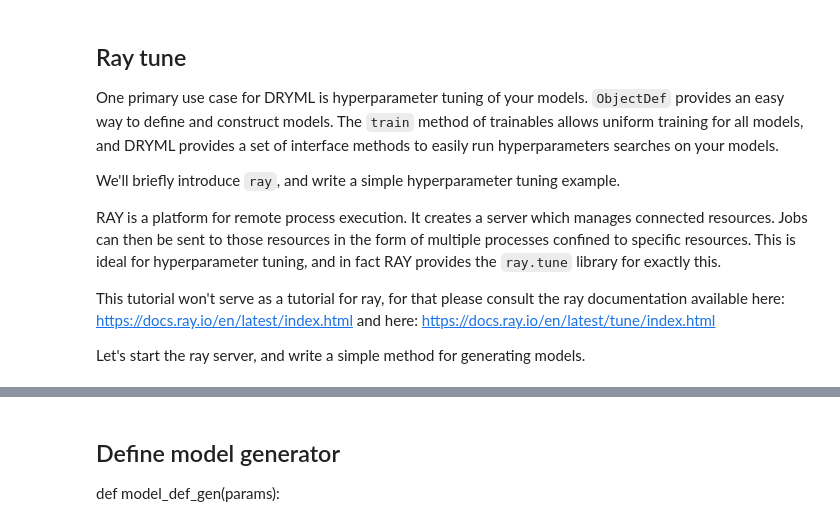
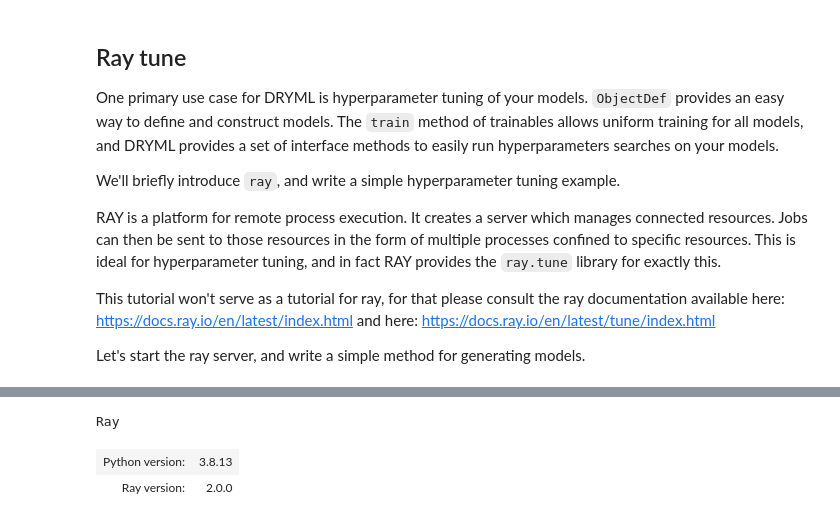
Before and after one commit to ncsa/DRYML, a Jupyter notebook: tutorials/DRYML Tutorial 5 - Hyperparameter Tuning with Ray.ipynb, the cells around one changed output, grey strips where cells are left out. Drawn from its saved outputs; the diff is of its cells as text; code cells hidden in the pictures.

```diff
--- a/tutorials/DRYML Tutorial 5 - Hyperparameter Tuning with Ray.ipynb
+++ b/tutorials/DRYML Tutorial 5 - Hyperparameter Tuning with Ray.ipynb
@@ -15,5 +15,5 @@ Let's start the ray server, and write a simple method for generating models.
 # %%
 import ray
 # %%
-ray.init()
+ray.init(num_gpus=1, num_cpus=1)
 # %% [output]
@@ -21,4 +21,3 @@ RayContext(dashboard_url='', python_version='3.8.13', ray_version='1.12.1', ray_
+Ray
+| Python version: | 3.8.13 |
+| Ray version: | 2.0.0 |
-# %% [markdown]
-## Define model generator
-
-def model_def_gen(params):
```
Also changed, not shown: parts of 14 cells of this notebook.
